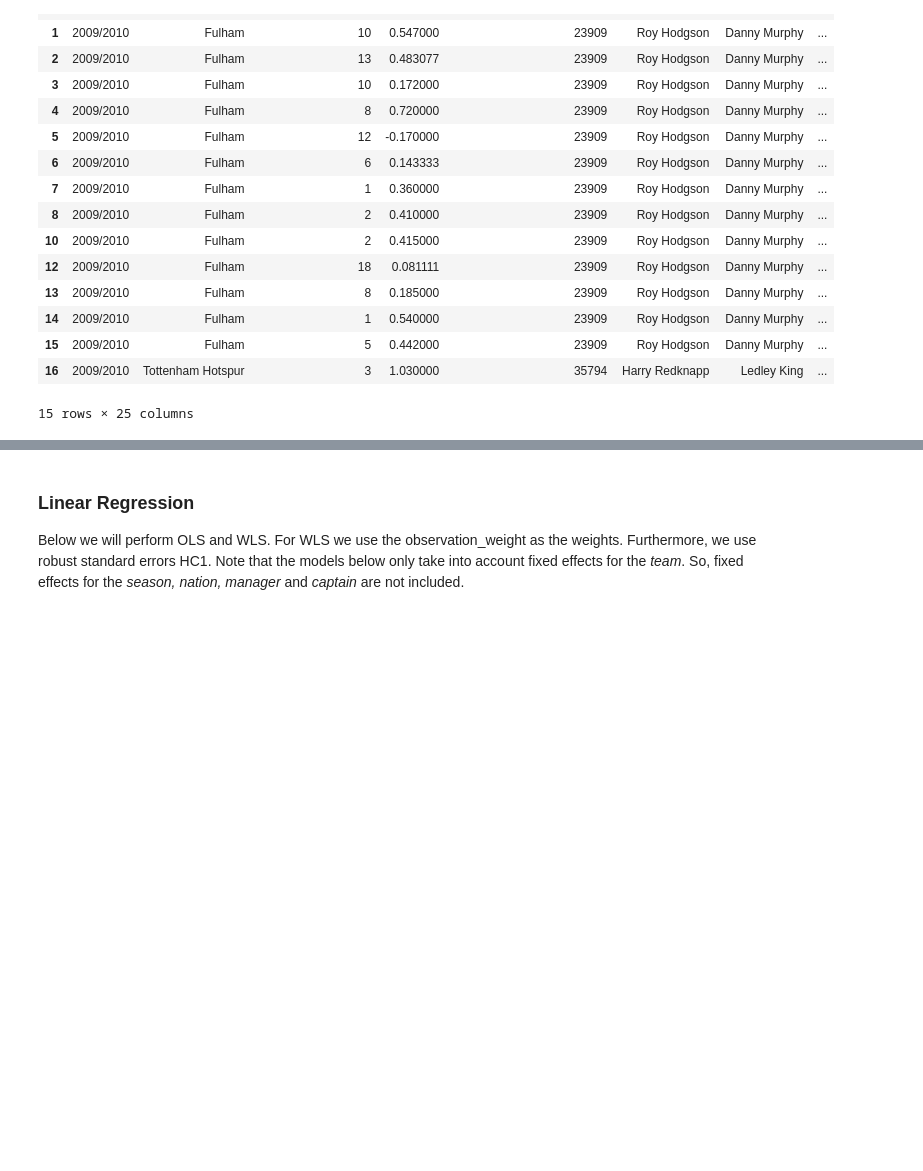
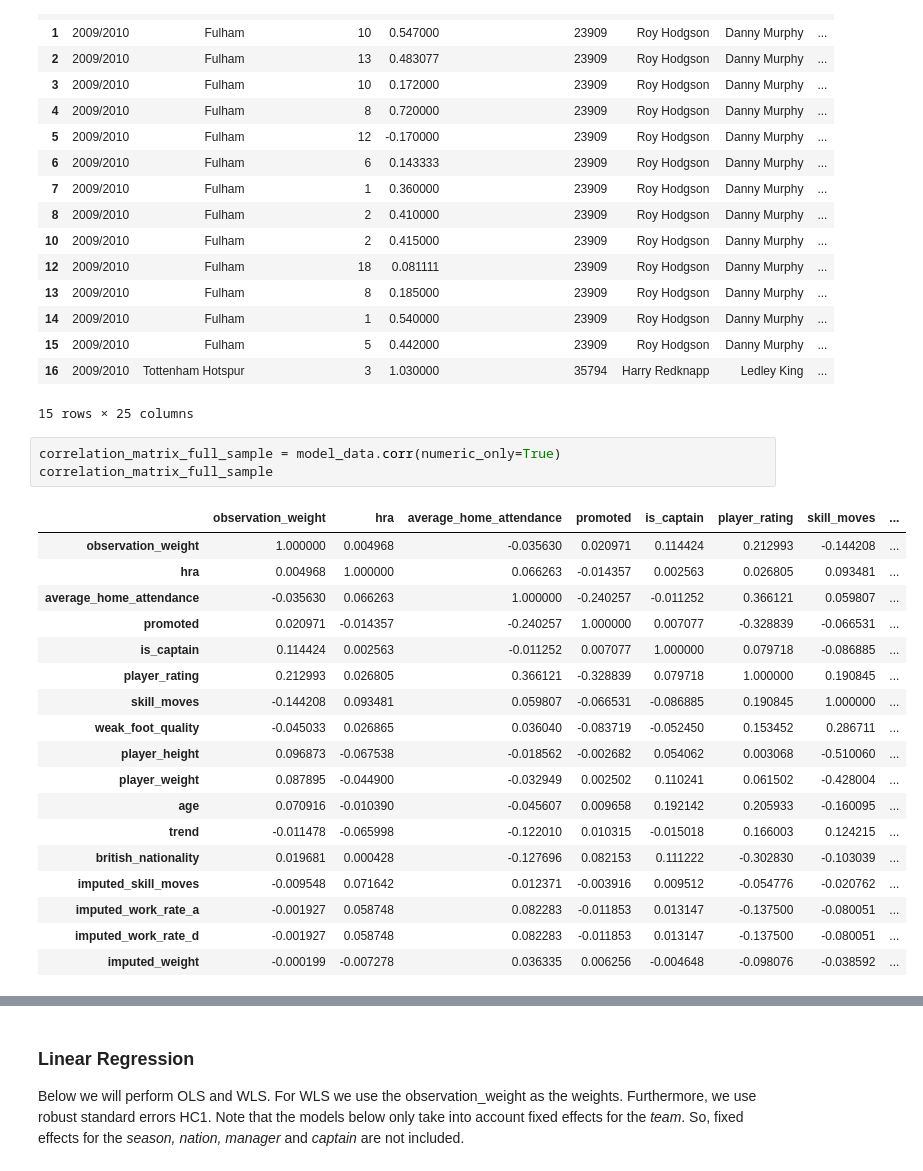
Before and after one commit to florisjanvf/Bachelor-Thesis, a Jupyter notebook: code/main.ipynb, the cells around one changed output, grey strips where cells are left out. Drawn from its saved outputs; the diff is of its cells as text; blank space fills up the shorter version.

```diff
--- a/code/main.ipynb
+++ b/code/main.ipynb
@@ -1381,3 +1408,25 @@ model_data.head(15)
 | 15 | 2009/2010 | Fulham | 5 | 0.442000 | 23909 | Roy Hodgson | Danny Murphy | ... |
 | 16 | 2009/2010 | Tottenham Hotspur | 3 | 1.030000 | 35794 | Harry Redknapp | Ledley King | ... |
 15 rows × 25 columns
+# %%
+correlation_matrix_full_sample = model_data.corr(numeric_only=True)
+correlation_matrix_full_sample
+# %% [output]
+|  | observation_weight | hra | average_home_attendance | promoted | is_captain | player_rating | skill_moves | ... |
+| observation_weight | 1.000000 | 0.004968 | -0.035630 | 0.020971 | 0.114424 | 0.212993 | -0.144208 | ... |
+| hra | 0.004968 | 1.000000 | 0.066263 | -0.014357 | 0.002563 | 0.026805 | 0.093481 | ... |
+| average_home_attendance | -0.035630 | 0.066263 | 1.000000 | -0.240257 | -0.011252 | 0.366121 | 0.059807 | ... |
+| promoted | 0.020971 | -0.014357 | -0.240257 | 1.000000 | 0.007077 | -0.328839 | -0.066531 | ... |
+| is_captain | 0.114424 | 0.002563 | -0.011252 | 0.007077 | 1.000000 | 0.079718 | -0.086885 | ... |
+| player_rating | 0.212993 | 0.026805 | 0.366121 | -0.328839 | 0.079718 | 1.000000 | 0.190845 | ... |
+| skill_moves | -0.144208 | 0.093481 | 0.059807 | -0.066531 | -0.086885 | 0.190845 | 1.000000 | ... |
+| weak_foot_quality | -0.045033 | 0.026865 | 0.036040 | -0.083719 | -0.052450 | 0.153452 | 0.286711 | ... |
+| player_height | 0.096873 | -0.067538 | -0.018562 | -0.002682 | 0.054062 | 0.003068 | -0.510060 | ... |
+| player_weight | 0.087895 | -0.044900 | -0.032949 | 0.002502 | 0.110241 | 0.061502 | -0.428004 | ... |
+| age | 0.070916 | -0.010390 | -0.045607 | 0.009658 | 0.192142 | 0.205933 | -0.160095 | ... |
+| trend | -0.011478 | -0.065998 | -0.122010 | 0.010315 | -0.015018 | 0.166003 | 0.124215 | ... |
+| british_nationality | 0.019681 | 0.000428 | -0.127696 | 0.082153 | 0.111222 | -0.302830 | -0.103039 | ... |
+| imputed_skill_moves | -0.009548 | 0.071642 | 0.012371 | -0.003916 | 0.009512 | -0.054776 | -0.020762 | ... |
+| imputed_work_rate_a | -0.001927 | 0.058748 | 0.082283 | -0.011853 | 0.013147 | -0.137500 | -0.080051 | ... |
+| imputed_work_rate_d | -0.001927 | 0.058748 | 0.082283 | -0.011853 | 0.013147 | -0.137500 | -0.080051 | ... |
+| imputed_weight | -0.000199 | -0.007278 | 0.036335 | 0.006256 | -0.004648 | -0.098076 | -0.038592 | ... |
```
Also changed, not shown: parts of 36 cells of this notebook, 7 other files.
